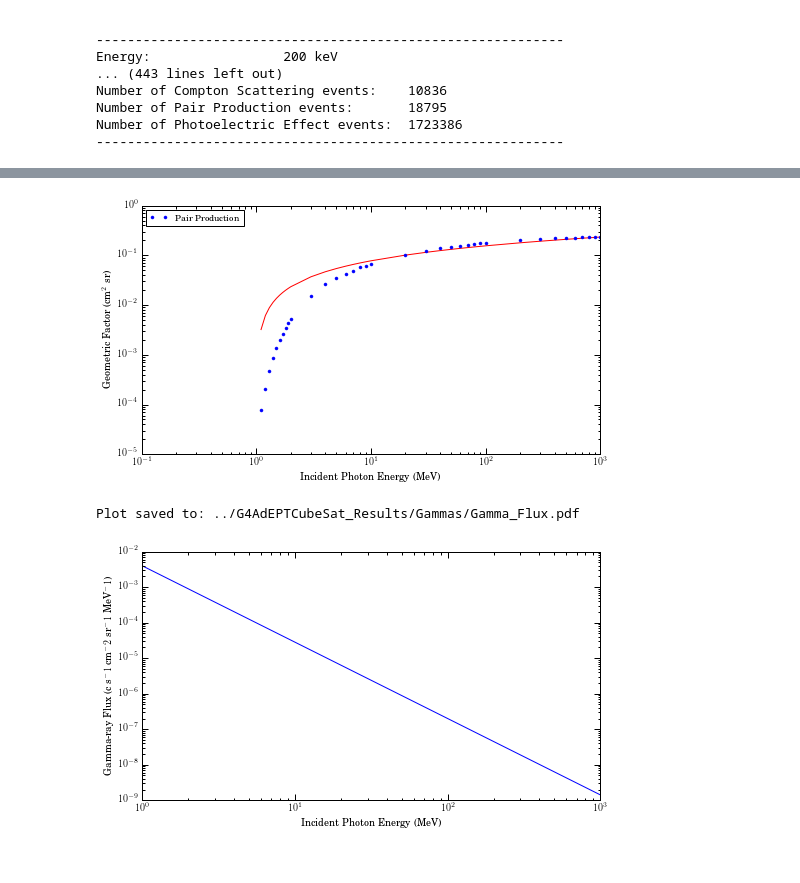
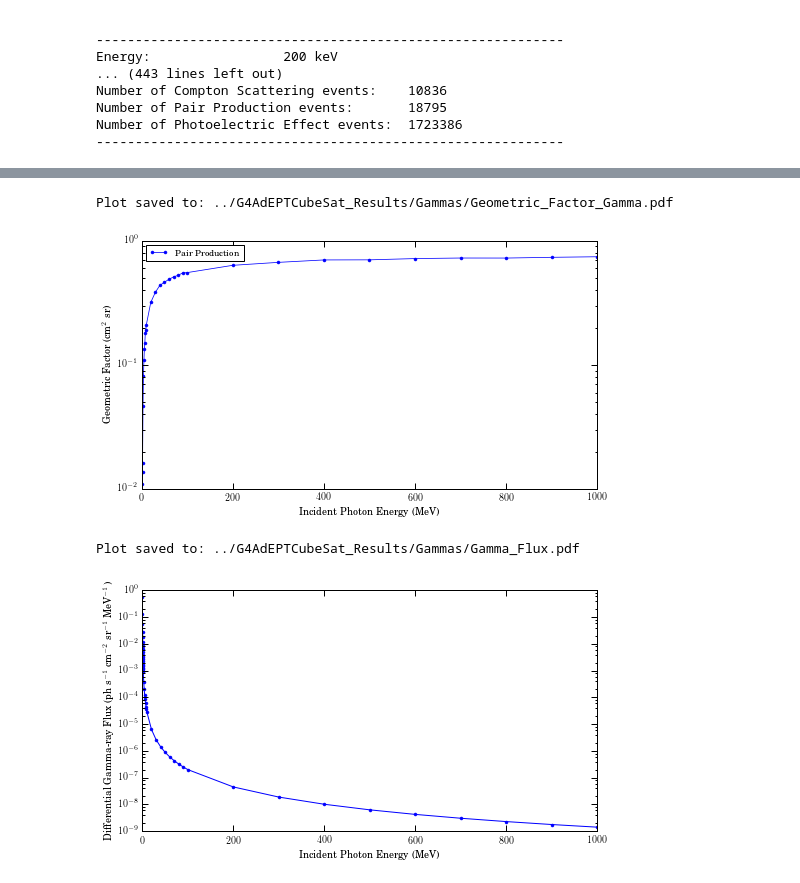
Before and after one commit to mkurnell/G4AdEPTCubeSat-Analysis, a Jupyter notebook: G4AdEPTCubeSat Geometry Factor.ipynb, the cells around one changed output, grey strips where cells are left out. Saved outputs shown, nothing was run; the diff lists cells and outputs as text; code cells hidden in the pictures.

```diff
--- a/G4AdEPTCubeSat Geometry Factor.ipynb
+++ b/G4AdEPTCubeSat Geometry Factor.ipynb
@@ -129,7 +135,8 @@ rcParams.update(params)
 # %%
 ##########################################################################################
 # Energy of incident (input) particles
-InputEnergies = np.array([np.linspace(100,900, num=9, endpoint=True, dtype = int),
+InputEnergies = np.array([#np.linspace(10,90, num=9, endpoint=True, dtype = int),
+                          np.linspace(100,900, num=9, endpoint=True, dtype = int),
                           np.linspace(1100,1900, num=9, endpoint=True, dtype = int),
                           np.linspace(1000,9000, num=9, endpoint=True, dtype = int),
                           np.linspace(10000,90000, num=9, endpoint=True, dtype = int),
@@ -143,7 +150,10 @@ DataFolder = '../G4AdEPTCubeSat_Results/Gammas/'
 InputEnergies = np.delete(InputEnergies,18)
 InputEnergies = np.insert(InputEnergies, [9], [1000])
 InputEnergies = np.insert(InputEnergies, [45], [1000000])
-##########################################################################################
+# InputEnergies = np.delete(InputEnergies,27)
+# InputEnergies = np.insert(InputEnergies, [18], [1000])
+# InputEnergies = np.insert(InputEnergies, [54], [1000000])
+# ##########################################################################################
 # Energy thresholds (in eV) for events that will be included in the analysis
 Thr_Gas = 100.
 print InputEnergies
@@ -345,17 +397,17 @@ figG, axG = plt.subplots(1,1)
 # G_Func = sc.polynomial(G_Pair)
 
 # plt.loglog(Data[:,0]/1000., G_Total, 'k.-', linewidth=0.75, label="Total")
-# plt.loglog(Data[:,0]/1000., y, 'r')
-plt.loglog(Data[:,0]/1000., F(beta, (Data[:,0]/1000.)), 'r')
-plt.loglog(Data[:,0]/1000., G_Pair/np.pi, 'b.', linewidth=0.75, label="Pair Production")
+# plt.loglog(Data[:,0]/1000., F(beta, (Data[:,0])), 'r')
+# plt.loglog(Data[:,0]/1000., ydat3*np.pi, 'g')
+plt.semilogy(Data[:,0]/1000., G_Pair, 'b.-', linewidth=0.75, label="Pair Production")
 # plt.loglog(Data[:,0]/1000., G_Func, 'r-', linewidth=0.75, label="Pair Production")
 # plt.errorbar(Data[0:10,0]/1000., G_Pair, xerr=0, yerr=err_G_Pair[0:10], fmt='.')
 
 # Figure Properties
 axG.set_ylabel(r'Geometric Factor (cm$^2$ sr)')
 axG.set_xlabel('Incident Photon Energy (MeV)')
-# axG.set_ylim(0.01, 2000.)
-# axG.set_xlim(0.1, 1000)
+axG.set_ylim(1e-2, 1.)
+# axG.set_xlim(1e-2, 1000)
 
 axG.legend(loc='upper left')
 
@@ -363,40 +415,42 @@ axG.legend(loc='upper left')
 plt.tight_layout()
 
 # Save the figure
-# file_figG = 'Geometric_Factor_Gamma.pdf'
-# plt.savefig(DataFolder + file_figG, bbox_inches="tight")
-# print 'Plot saved to: ' + (DataFolder+file_figG)
+file_figG = 'Geometric_Factor_Gamma.pdf'
+plt.savefig(DataFolder + file_figG, bbox_inches="tight")
+print 'Plot saved to: ' + (DataFolder+file_figG)
 
 # Show the figure
 plt.show(figG)
 # print max(G_Pair)
 # print relErr_G_Pair
 # %% [output]
+Plot saved to: ../G4AdEPTCubeSat_Results/Gammas/Geometric_Factor_Gamma.pdf
-[figure, old version]
+[figure, new version]
 # %%
 Energies_MeV = InputEnergies/1000.
 ETFlux = 40.*10**(-4)*(Energies_MeV**(-2.15))
 
 figF, axF = plt.subplots(1,1)
 
-plt.loglog(Energies_MeV,ETFlux)
+plt.semilogy(Energies_MeV,ETFlux, 'b.-')
+# plt.loglog(Energies_MeV,G_Pair, 'r.-')
 
 # Figure Properties
-axF.set_ylabel(r'Gamma-ray Flux (c s$^-1$ cm$^-2$ sr$^-1$ MeV$^-1$)')
+axF.set_ylabel(r'Differential Gamma-ray Flux (ph s$^{-1}$ cm$^{-2}$ sr$^{-1}$ MeV$^{-1}$)')
 axF.set_xlabel('Incident Photon Energy (MeV)')
-axF.set_ylim(10**-9, 10**-2)
-axF.set_xlim(1, 1000)
+# axF.set_ylim(10**-9, 10**-2)
+# axF.set_xlim(1, 1000)
 
 # Tight Layout
 plt.tight_layout()
 
 # Save the figure
 file_figF = 'Gamma_Flux.pdf'
 plt.savefig(DataFolder + file_figF, bbox_inches="tight")
 print 'Plot saved to: ' + (DataFolder+file_figF)
 
 # Show the figure
 plt.show(figF)
 # %% [output]
 Plot saved to: ../G4AdEPTCubeSat_Results/Gammas/Gamma_Flux.pdf
-[figure, old version]
+[figure, new version]
```
Also changed, not shown: parts of 11 cells of this notebook, 8 other files.
